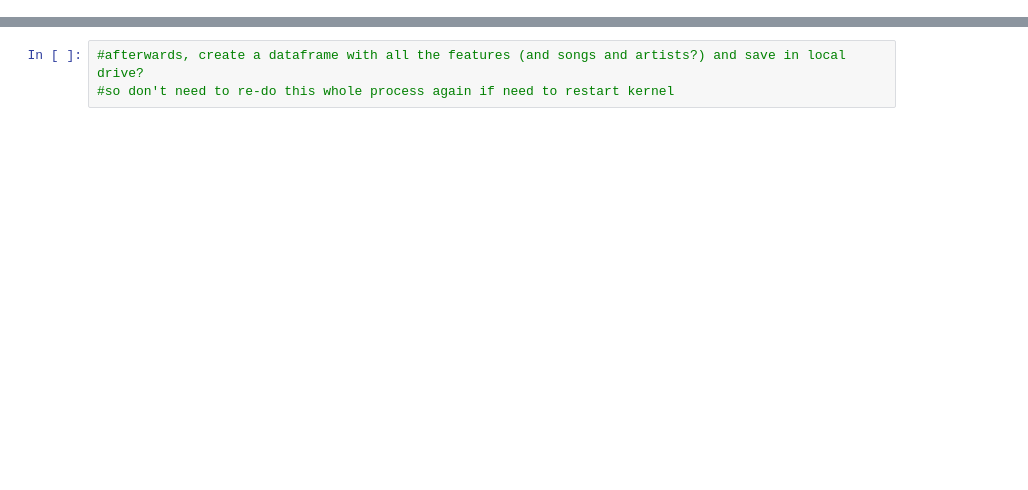
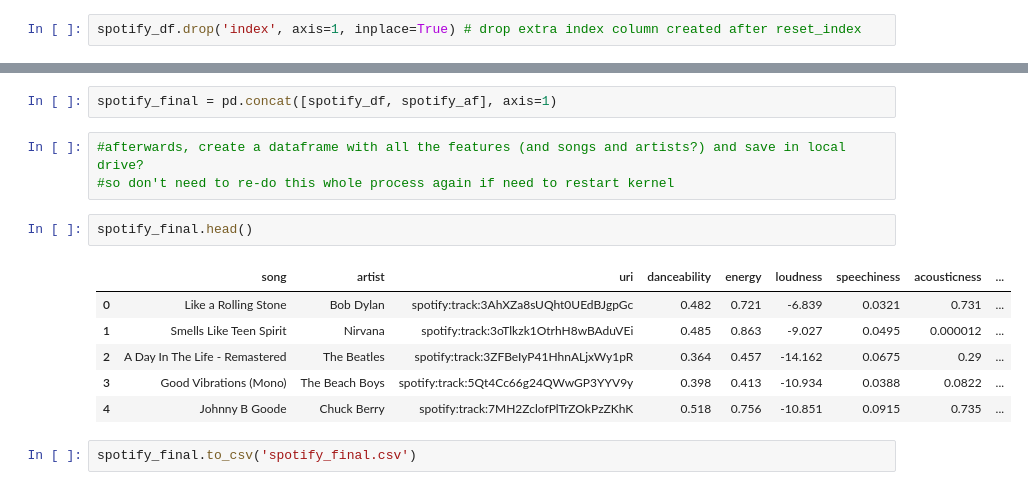
Before and after one commit to hollyjanedalton/lab-web-scraping-single-page, a Jupyter notebook: GNODproject_Labs.ipynb, the cells around one changed output, grey strips where cells are left out. Saved outputs shown, nothing was run; the diff lists cells and outputs as text; blank space fills up the shorter version.

```diff
--- a/GNODproject_Labs.ipynb
+++ b/GNODproject_Labs.ipynb
@@ -462,0 +297,2 @@ sublist5=playlist_uri[8000:10000]
+# %%
+spotify_df.drop('index', axis=1, inplace=True) # drop extra index column created after reset_index
@@ -493,3 +429,16 @@ for uri in sublist5 :
+# %%
+spotify_final = pd.concat([spotify_df, spotify_af], axis=1)
 # %%
 #afterwards, create a dataframe with all the features (and songs and artists?) and save in local drive?
 #so don't need to re-do this whole process again if need to restart kernel
+# %%
+spotify_final.head()
+# %% [output]
+|  | song | artist | uri | danceability | energy | loudness | speechiness | acousticness | ... |
+| 0 | Like a Rolling Stone | Bob Dylan | spotify:track:3AhXZa8sUQht0UEdBJgpGc | 0.482 | 0.721 | -6.839 | 0.0321 | 0.731 | ... |
+| 1 | Smells Like Teen Spirit | Nirvana | spotify:track:3oTlkzk1OtrhH8wBAduVEi | 0.485 | 0.863 | -9.027 | 0.0495 | 0.000012 | ... |
+| 2 | A Day In The Life - Remastered | The Beatles | spotify:track:3ZFBeIyP41HhnALjxWy1pR | 0.364 | 0.457 | -14.162 | 0.0675 | 0.29 | ... |
+| 3 | Good Vibrations (Mono) | The Beach Boys | spotify:track:5Qt4Cc66g24QWwGP3YYV9y | 0.398 | 0.413 | -10.934 | 0.0388 | 0.0822 | ... |
+| 4 | Johnny B Goode | Chuck Berry | spotify:track:7MH2ZclofPlTrZOkPzZKhK | 0.518 | 0.756 | -10.851 | 0.0915 | 0.735 | ... |
+# %%
+spotify_final.to_csv('spotify_final.csv')
```
Also changed, not shown: parts of 52 cells of this notebook, 2 other files.
